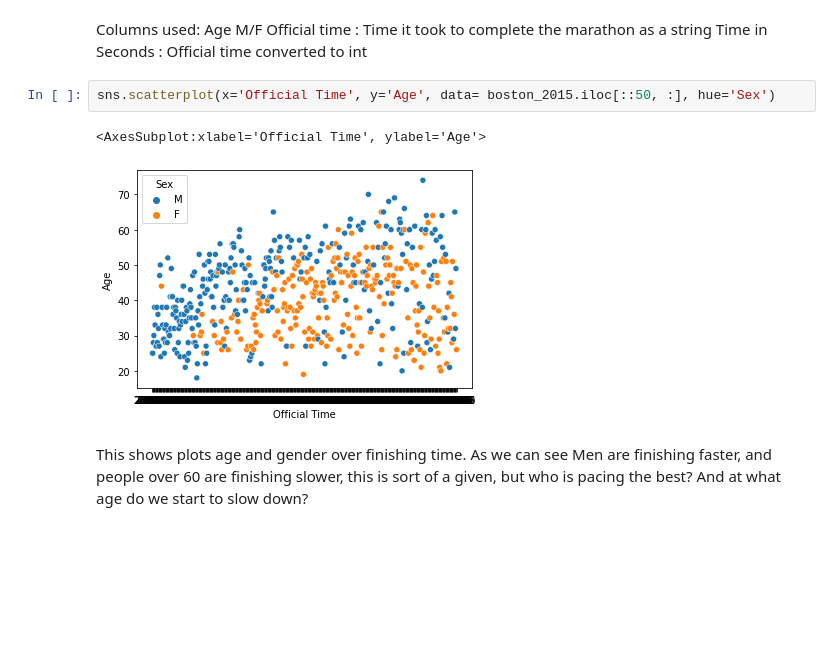
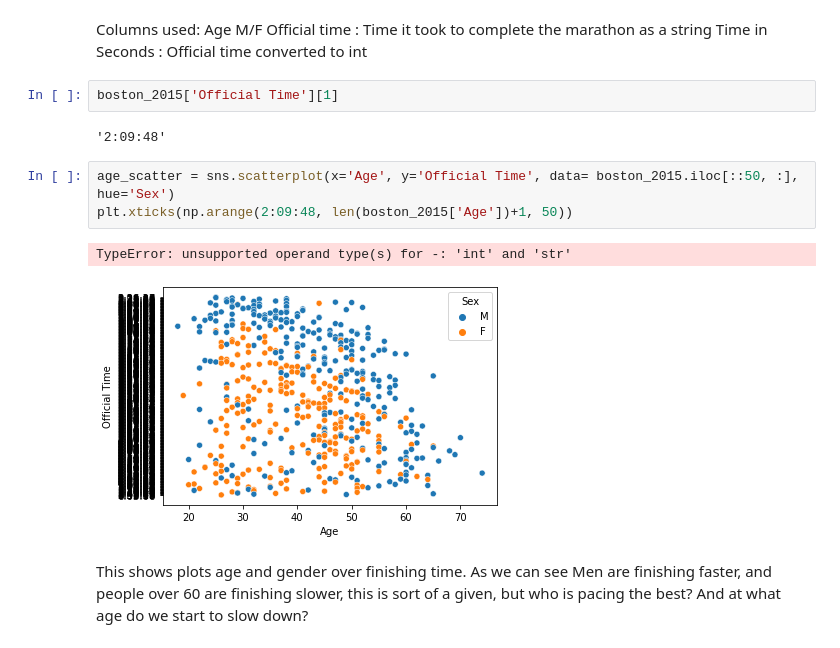
Before and after one commit to Eliphaz/marathon-data-analysis, a Jupyter notebook: boston_analysis.ipynb, the cells around one changed output. Saved outputs shown, nothing was run; the diff lists cells and outputs as text; blank space fills up the shorter version.

```diff
--- a/boston_analysis.ipynb
+++ b/boston_analysis.ipynb
@@ -72,11 +82,16 @@ Age
 M/F
 Official time : Time it took to complete the marathon as a string
 Time in Seconds : Official time converted to int
+# %%
+boston_2015['Official Time'][1]
+# %% [output]
+'2:09:48'
 # %%
-sns.scatterplot(x='Official Time', y='Age', data= boston_2015.iloc[::50, :], hue='Sex')
+age_scatter = sns.scatterplot(x='Age', y='Official Time', data= boston_2015.iloc[::50, :], hue='Sex')
+plt.xticks(np.arange(2:09:48, len(boston_2015['Age'])+1, 50))
 # %% [output]
-<AxesSubplot:xlabel='Official Time', ylabel='Age'>
+TypeError: unsupported operand type(s) for -: 'int' and 'str'
-[figure, old version]
+[figure, new version]
 # %% [markdown]
 This shows plots age and gender over finishing time. As we can see Men are finishing faster, and people over 60 are finishing slower, this is sort of a given, but who is pacing the best? And at what age do we start to slow down?
 # %%
```
Also changed, not shown: parts of 8 cells of this notebook, 29 other files.
